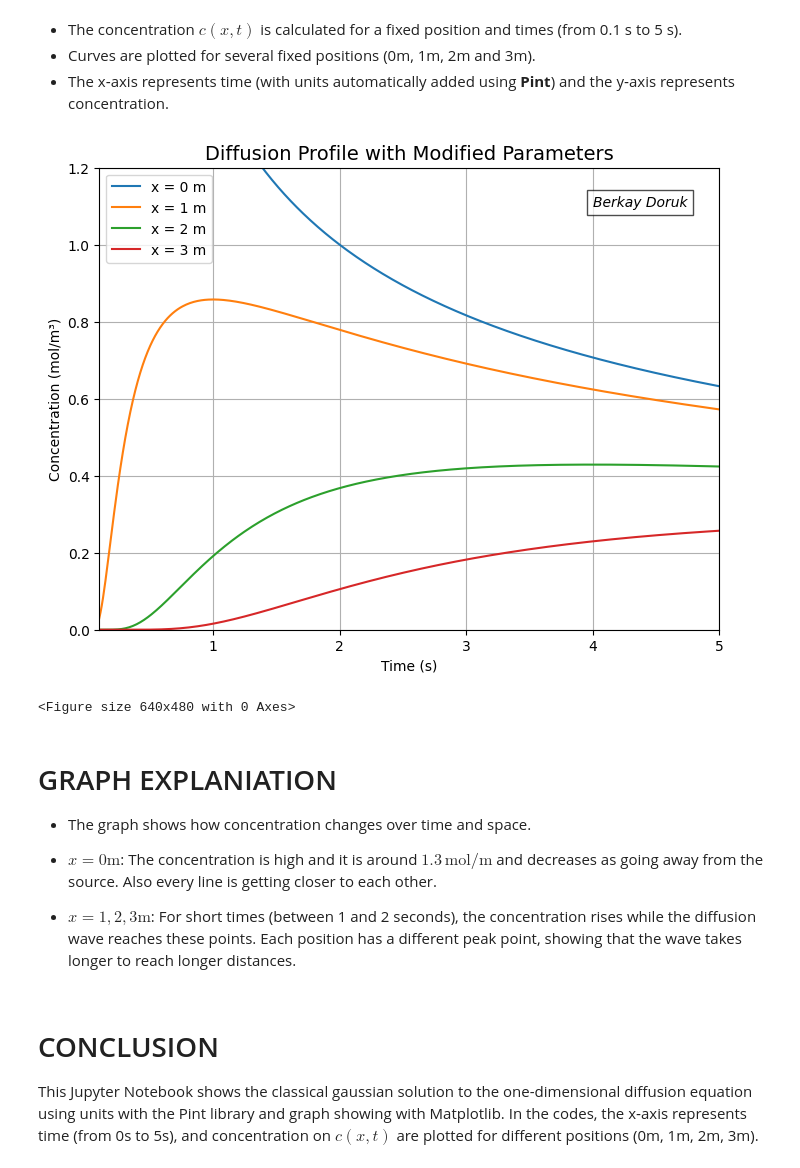
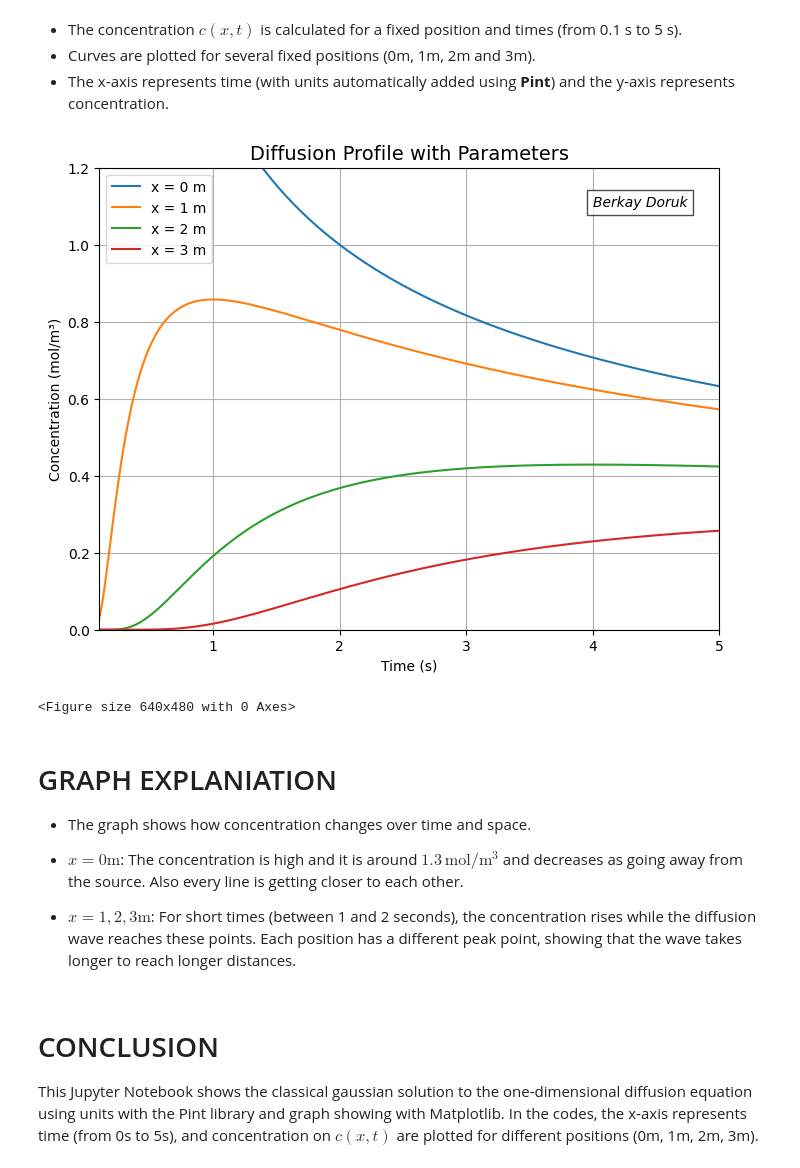
Before and after one commit to berkaydoruk/AGH-MPS-2025, a Jupyter notebook: lab_02/MPS-LAB.ipynb, the cells around one changed output. Cells and saved outputs as stored; diff of their text form; code cells hidden in the pictures.

```diff
--- a/lab_02/MPS-LAB.ipynb
+++ b/lab_02/MPS-LAB.ipynb
@@ -53,8 +53,8 @@ from “0.1”. And the reason times limit set between 0.1s and 5s is it will al
 at the beginning. The limit of 5 second could be enough for it.
 # %%
 # Diffusion coefficient and mass
-D = Q(0.5, 'm²/s')
-M = Q(np.sqrt(4 * np.pi), 'mol/m²')
+D = Q(0.5, 'm^2/s')
+M = Q(np.sqrt(4 * np.pi), 'mol/m^2')
 
 positions = Q([0, 1, 2, 3], 'm')  # Focused near origin
 
@@ -88,34 +88,34 @@ def concentration(x: pint.Quantity, t: pint.Quantity) -> pint.Quantity:
 # %%
 plt.figure(figsize=(8, 6))
 
 # Plot concentration vs time for each position
 for x in positions:
-    c = concentration(x, t).to('mol/m³')
+    c = concentration(x, t).to('mol/m^3')
     plt.plot(t.magnitude, c.magnitude, label=f'x = {x:~P}')
 
 plt.xlabel(f'Time ({t.units:~P})')
 plt.ylabel(f'Concentration ({c.units:~P})')
 plt.xlim(t[0].magnitude, t[-1].magnitude)
 plt.ylim(0, 1.2)
 
-plt.title("Diffusion Profile with Modified Parameters", fontsize=14)
+plt.title("Diffusion Profile with Parameters", fontsize=14)
 plt.grid(True, alpha=1)
 plt.legend()
 
 plt.text(4, 1.1, 'Berkay Doruk', style='italic', bbox={'facecolor': 'white', 'alpha': 0.7})
 plt.show()
 
 # Save as PDF
 plt.savefig('diffusion_analytic_solution.pdf', bbox_inches='tight')
 # %% [output]
-[figure, old version]
+[figure, new version]
 <Figure size 640x480 with 0 Axes>
 # %% [markdown]
 # GRAPH EXPLANIATION
 
 - The graph shows how concentration changes over time and space.
 
-- **$x = 0 \mathrm{m}$**: The concentration is high and it is around $1.3 \, \mathrm{mol/m}$ and decreases as going away from the source. Also every line is getting closer to each other.
+- **$x = 0 \mathrm{m}$**: The concentration is high and it is around $1.3 \, \mathrm{mol/m^3}$ and decreases as going away from the source. Also every line is getting closer to each other.
 
 - **$x = 1, 2, 3 \mathrm{m}$**: For short times (between 1 and 2 seconds), the concentration rises while the diffusion wave reaches these points. Each position has a different peak point, showing that the wave takes longer to reach longer distances.
 # %% [markdown]
```
Also changed, not shown: 1 other file.
